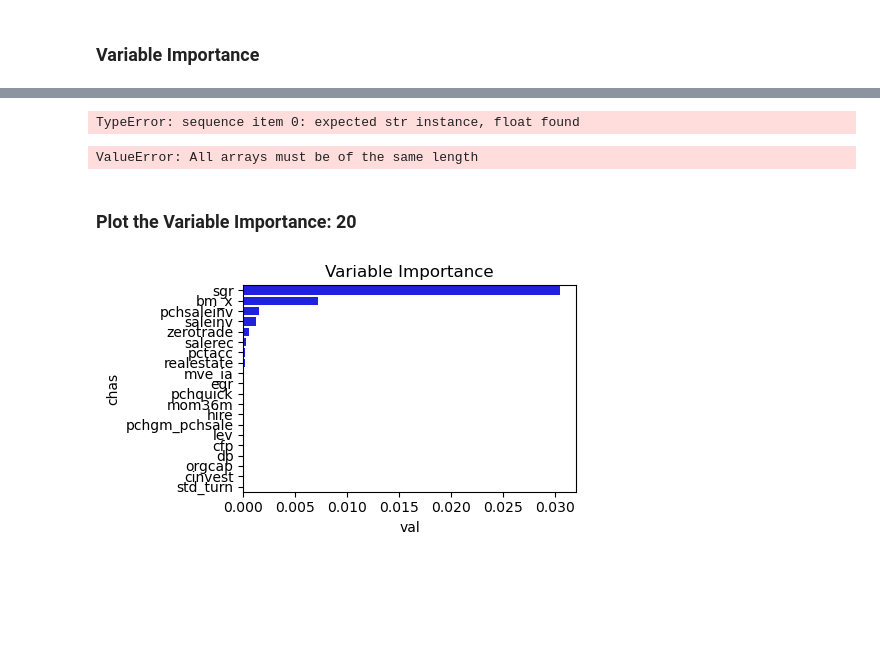
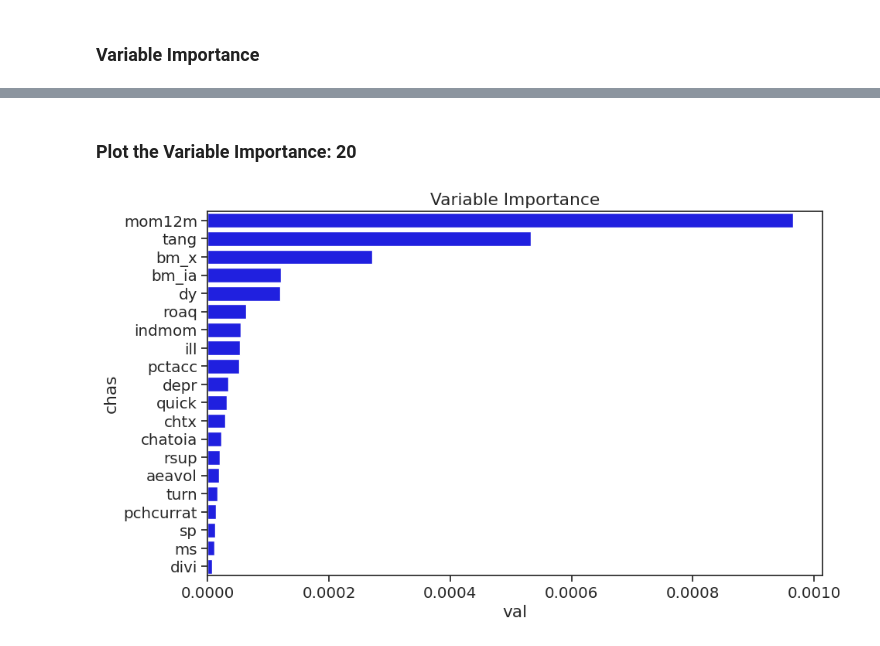
Before and after one commit to caizihuahua/5470_Statistical_ML, a Jupyter notebook: LI/pls.ipynb, the cells around one changed output, grey strips where cells are left out. Saved outputs shown, nothing was run; the diff lists cells and outputs as text; code cells hidden in the pictures; blank space fills up the shorter version.

```diff
--- a/LI/pls.ipynb
+++ b/LI/pls.ipynb
@@ -194,6 +172,0 @@ print(results['importances'])
-# %%
-with open("./rcd.txt",'w') as f:
-    l = results['importances'].flatten()
-    f.write(",".join(l)+'\n')
-# %% [output]
-TypeError: sequence item 0: expected str instance, float found
@@ -202,22 +177,22 @@ l = results['importances'].flatten()
 # %%
 chas = pd.read_table('./chas.txt',header=None,sep=',')
-vi = pd.DataFrame({'chas':chas.values[0],'val':results['importances'].flatten()})
+vi = pd.DataFrame({'chas':chas.values[0],'val':results['importances_mean'].flatten()})
 vi.to_csv("pls_vi.csv",index=False,sep=',')
-# %% [output]
-ValueError: All arrays must be of the same length
 # %% [markdown]
 ### Plot the Variable Importance: 20
 # %%
 import seaborn as sns
 pls_vi = pd.read_csv("pls_vi.csv")
 # delete sic_dummy
 pls_vi = pls_vi[~pls_vi['chas'].str.contains('dum__')]
 vi20=pls_vi.sort_values(by="val",ascending=False)[0:20]
 vi20.to_csv("pls_vi_20.csv",index=False,sep=',')
 
-plt.figure(100,figsize=(5,3))
+plt.figure(100,figsize=(10,6))
 ax = sns.barplot(x=vi20['val'],y=vi20['chas'],color='blue')
 ax.set_title('Variable Importance')
+sns.set(context='notebook', style='ticks', font_scale=1.3,)
+# ax.legend(title = 'Variable Importance', fontsize = 14, title_fontsize = 14)
 plt.tight_layout()
 # %% [output]
-[figure, old version]
+[figure, new version]
```
Also changed, not shown: parts of 5 cells of this notebook, 13 other files.
